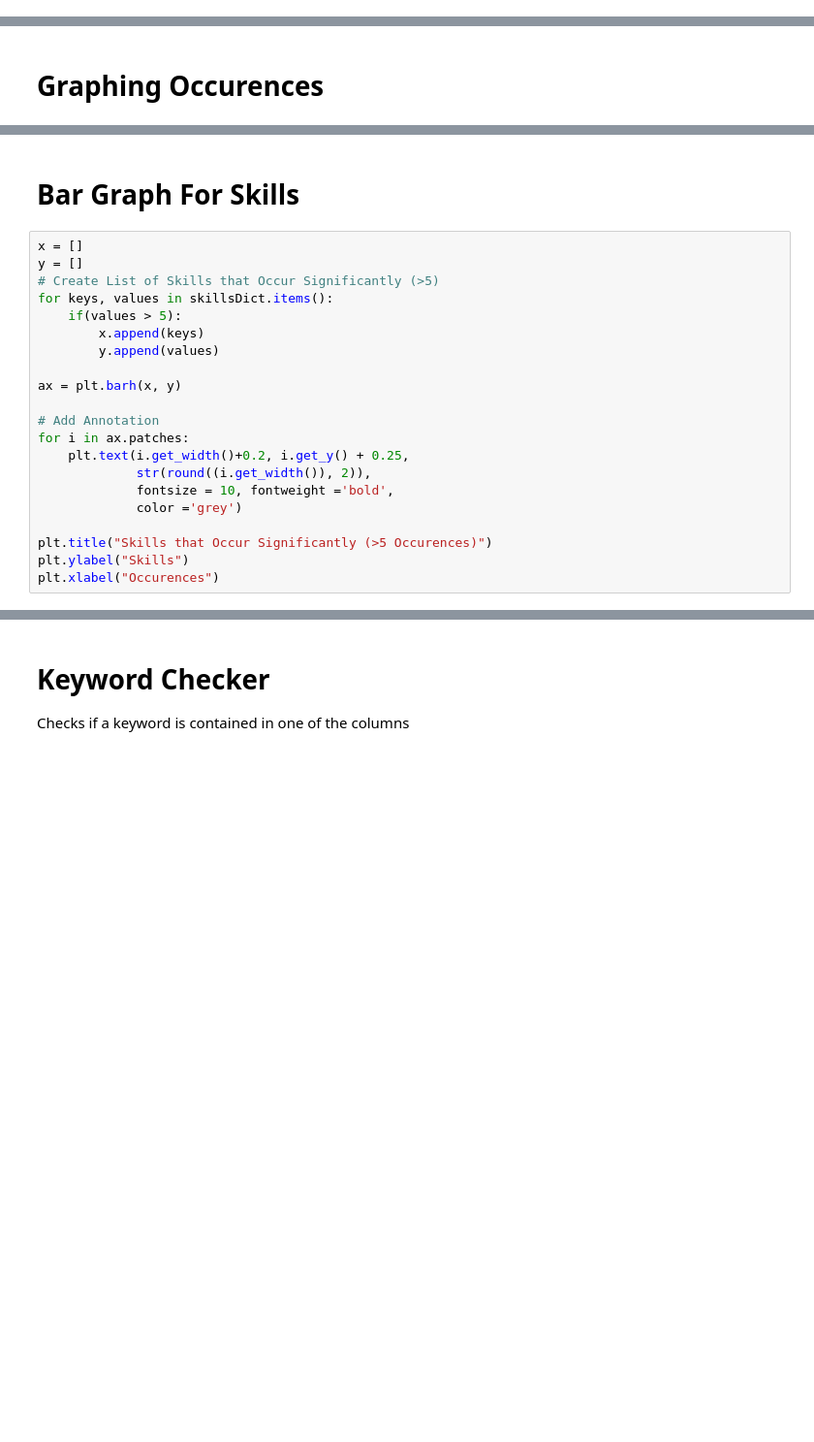
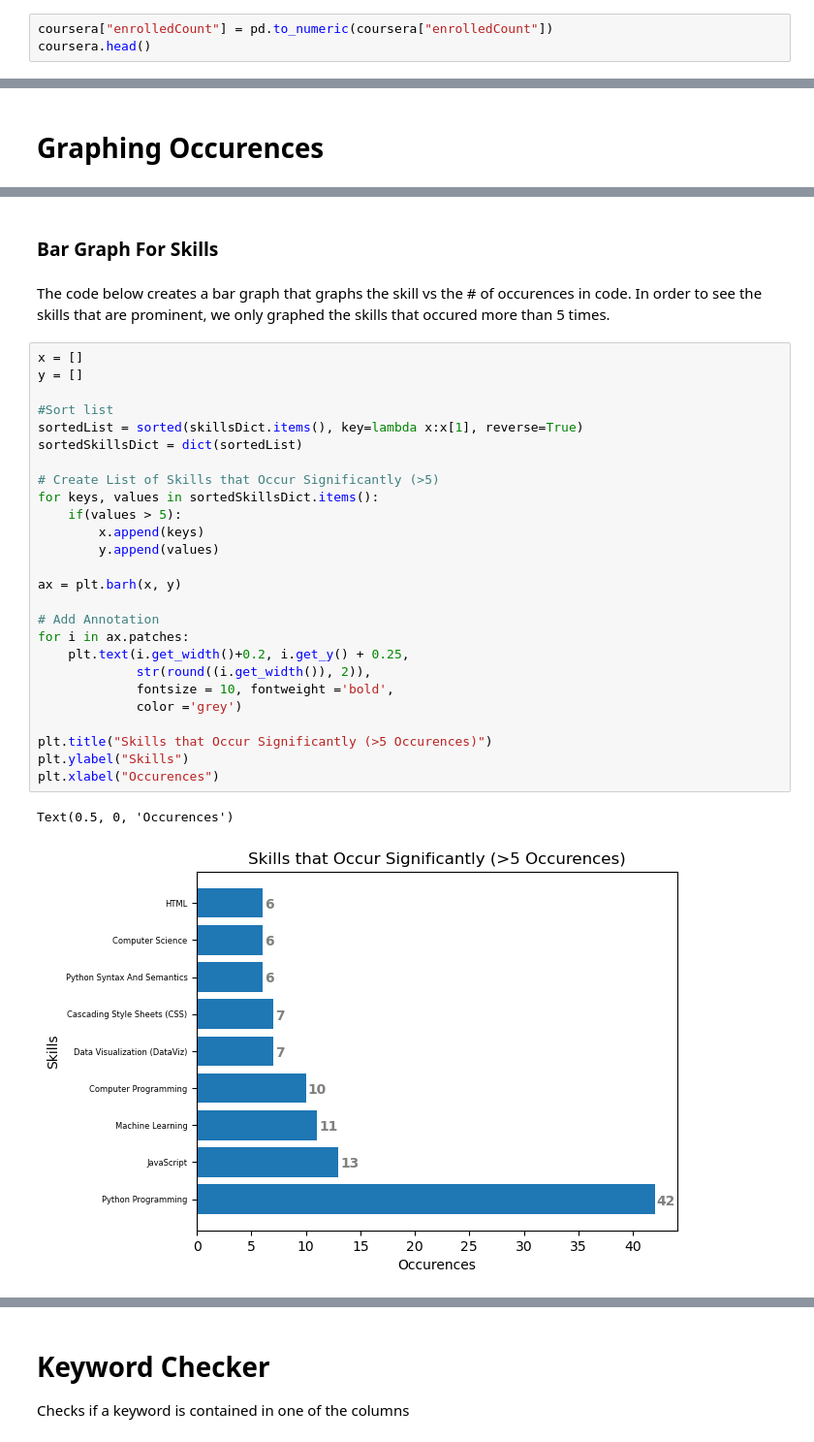
Before and after one commit to danielachacon/coursera, a Jupyter notebook: coursera.ipynb, the cells around one changed output, grey strips where cells are left out. Shown: that part at 97% size. Drawn from its saved outputs; the diff is of its cells as text; blank space fills up the shorter version.

```diff
--- a/coursera.ipynb
+++ b/coursera.ipynb
@@ -79,0 +108,3 @@ coursera.head()
+# %%
+coursera["enrolledCount"] = pd.to_numeric(coursera["enrolledCount"])
+coursera.head()
@@ -100,23 +161,33 @@ for keys, value in skillsDict.items():
 # %% [markdown]
-# Bar Graph For Skills
+### Bar Graph For Skills
+# %% [markdown]
+The code below creates a bar graph that graphs the skill vs the # of occurences in code. In order to see the skills that are prominent, we only graphed the skills that occured more than 5 times.
 # %%
 x = []
 y = []
+
+#Sort list
+sortedList = sorted(skillsDict.items(), key=lambda x:x[1], reverse=True)
+sortedSkillsDict = dict(sortedList)
+
 # Create List of Skills that Occur Significantly (>5)
-for keys, values in skillsDict.items():
+for keys, values in sortedSkillsDict.items():
     if(values > 5):
         x.append(keys)
         y.append(values)
 
 ax = plt.barh(x, y)
 
 # Add Annotation
 for i in ax.patches:
     plt.text(i.get_width()+0.2, i.get_y() + 0.25,
              str(round((i.get_width()), 2)),
              fontsize = 10, fontweight ='bold',
              color ='grey')
 
 plt.title("Skills that Occur Significantly (>5 Occurences)")
 plt.ylabel("Skills")
 plt.xlabel("Occurences")
+# %% [output]
+Text(0.5, 0, 'Occurences')
+[figure, added]
```
Also changed, not shown: parts of 42 cells of this notebook, 2 other files.
